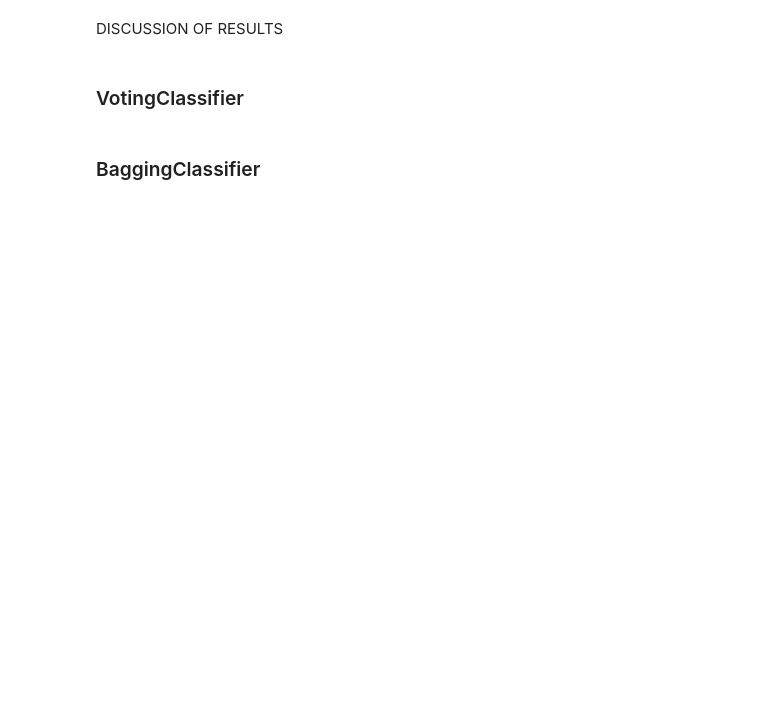
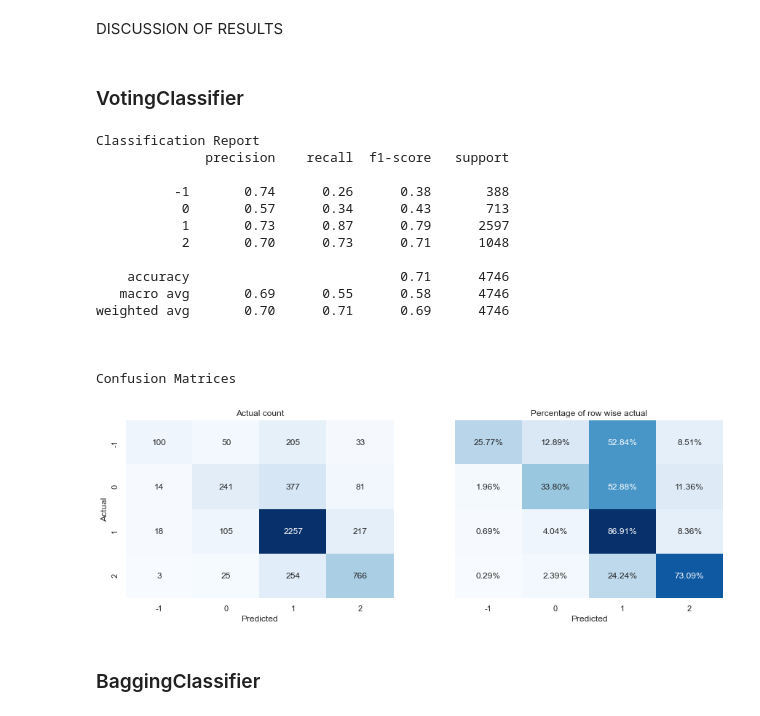
Before and after one commit to FaatimahM/jhb-ss3-classification-Repo, a Jupyter notebook: Classification_submission_file.ipynb, the cells around one changed output. Cells and saved outputs as stored; diff of their text form; code cells hidden in the pictures; blank space fills up the shorter version.

Commit message:
voting and bagging added

```diff
--- a/Classification_submission_file.ipynb
+++ b/Classification_submission_file.ipynb
@@ -1076,3 +1093,32 @@ DISCUSSION OF RESULTS
 dt_metrics = valuations(y_test, y_pred_rf)
 # %% [markdown]
 ### VotingClassifier
+# %%
+classifiers = [
+    ('Logistic Regression', logreg),
+    ('Complement Naive Bayes', cmpnb),
+    ('LinearSVC', linsvc)
+]
+# %%
+vc = VotingClassifier(estimators=classifiers)
+# %%
+y_pred_vc = base_model(X_train_transformed, y_train, X_test_transformed, vc)
+# %%
+scoring_metrics(y_test, y_pred_vc)
+# %% [output]
+Classification Report
+              precision    recall  f1-score   support
+
+          -1       0.74      0.26      0.38       388
+           0       0.57      0.34      0.43       713
+           1       0.73      0.87      0.79      2597
+           2       0.70      0.73      0.71      1048
+
+    accuracy                           0.71      4746
+   macro avg       0.69      0.55      0.58      4746
+weighted avg       0.70      0.71      0.69      4746
+
+
+
+Confusion Matrices
+[figure, added]
```
Also changed, not shown: parts of 22 cells of this notebook.
